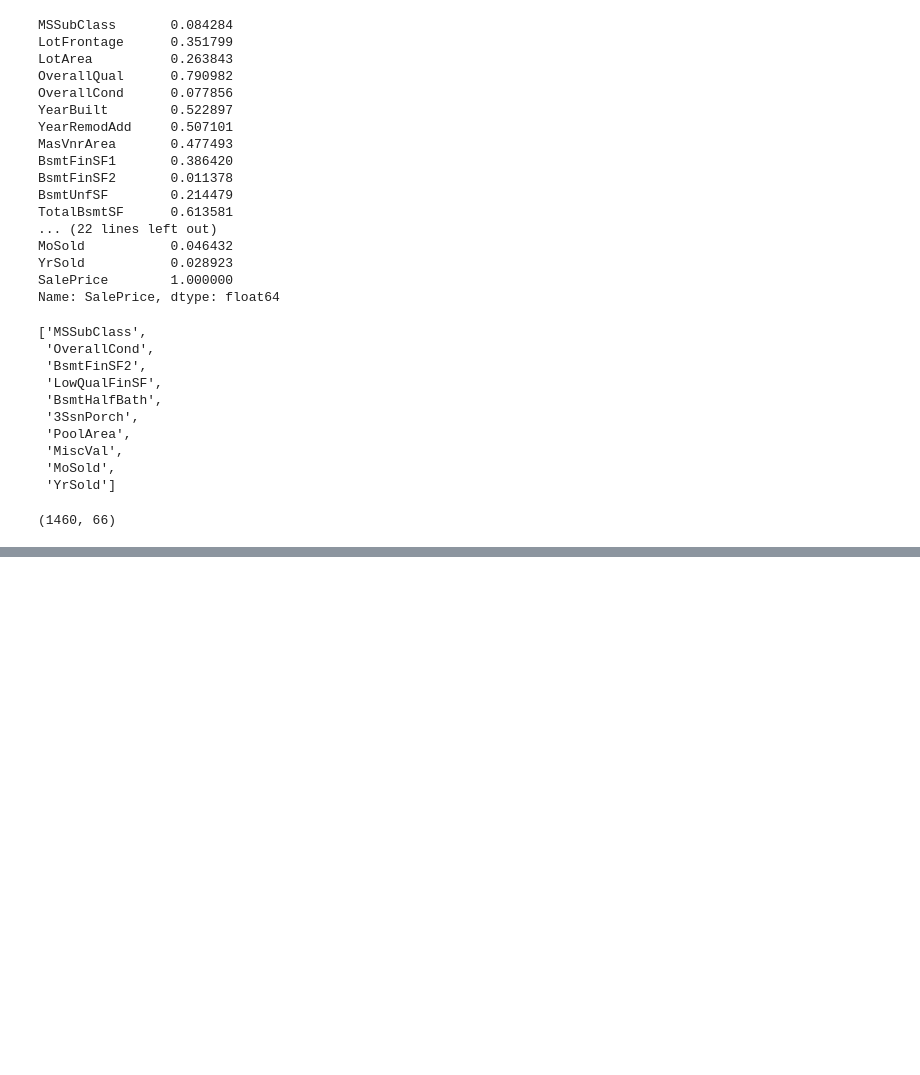
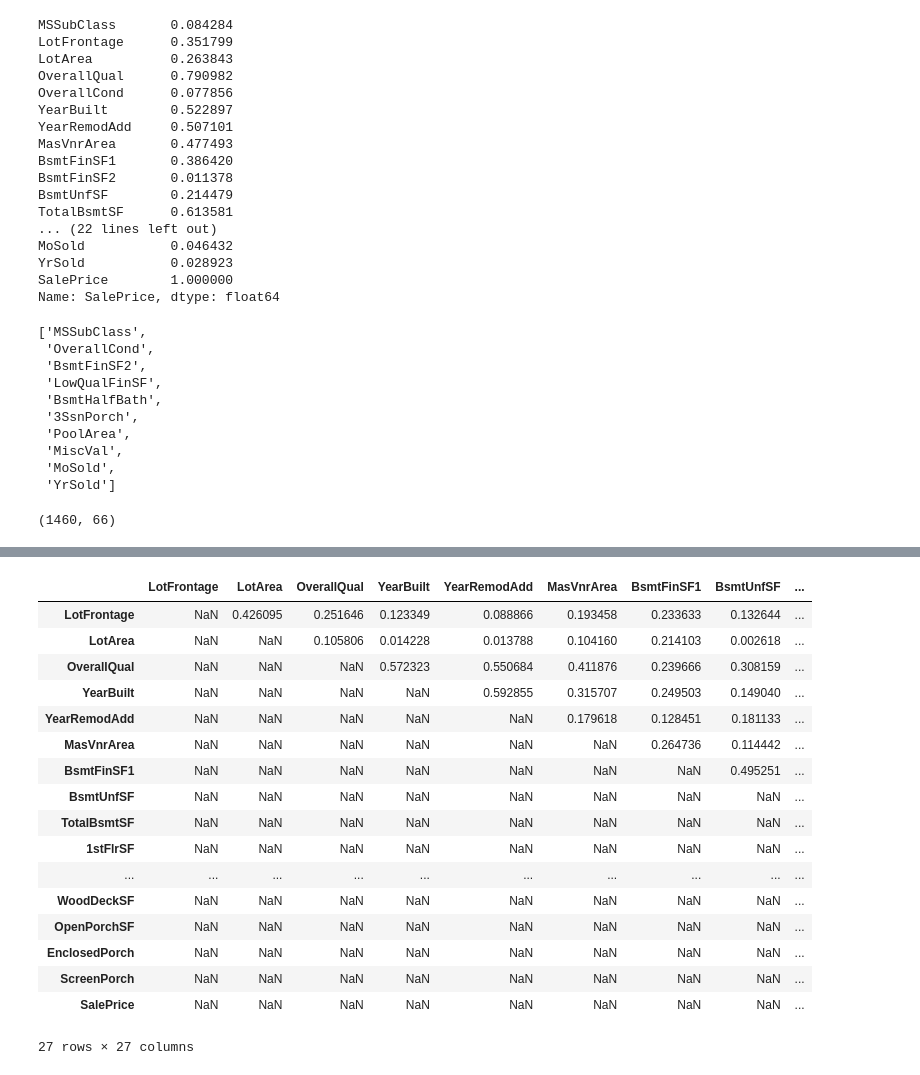
Before and after one commit to sahilsaeidkhan/just_Practice, a Jupyter notebook: house_prediction.ipynb, the cells around one changed output, grey strips where cells are left out. Drawn from its saved outputs; the diff is of its cells as text; code cells hidden in the pictures; blank space fills up the shorter version.

```diff
--- a/house_prediction.ipynb
+++ b/house_prediction.ipynb
@@ -197,3 +197,5 @@ df_2 = df_1.drop(columns=low_impact_cols, errors='ignore')
 df_2.shape
 # %% [output]
 (1460, 66)
+# %%
+corr_matrix = df_2.select_dtypes(include=[np.number]).corr().abs()
@@ -199,0 +222,23 @@ df_2.shape
+# %%
+upper = corr_matrix.where(np.triu(np.ones(corr_matrix.shape),k=1).astype(bool))
+
+upper
+# %% [output]
+|  | LotFrontage | LotArea | OverallQual | YearBuilt | YearRemodAdd | MasVnrArea | BsmtFinSF1 | BsmtUnfSF | ... |
+| LotFrontage | NaN | 0.426095 | 0.251646 | 0.123349 | 0.088866 | 0.193458 | 0.233633 | 0.132644 | ... |
+| LotArea | NaN | NaN | 0.105806 | 0.014228 | 0.013788 | 0.104160 | 0.214103 | 0.002618 | ... |
+| OverallQual | NaN | NaN | NaN | 0.572323 | 0.550684 | 0.411876 | 0.239666 | 0.308159 | ... |
+| YearBuilt | NaN | NaN | NaN | NaN | 0.592855 | 0.315707 | 0.249503 | 0.149040 | ... |
+| YearRemodAdd | NaN | NaN | NaN | NaN | NaN | 0.179618 | 0.128451 | 0.181133 | ... |
+| MasVnrArea | NaN | NaN | NaN | NaN | NaN | NaN | 0.264736 | 0.114442 | ... |
+| BsmtFinSF1 | NaN | NaN | NaN | NaN | NaN | NaN | NaN | 0.495251 | ... |
+| BsmtUnfSF | NaN | NaN | NaN | NaN | NaN | NaN | NaN | NaN | ... |
+| TotalBsmtSF | NaN | NaN | NaN | NaN | NaN | NaN | NaN | NaN | ... |
+| 1stFlrSF | NaN | NaN | NaN | NaN | NaN | NaN | NaN | NaN | ... |
+| ... | ... | ... | ... | ... | ... | ... | ... | ... | ... |
+| WoodDeckSF | NaN | NaN | NaN | NaN | NaN | NaN | NaN | NaN | ... |
+| OpenPorchSF | NaN | NaN | NaN | NaN | NaN | NaN | NaN | NaN | ... |
+| EnclosedPorch | NaN | NaN | NaN | NaN | NaN | NaN | NaN | NaN | ... |
+| ScreenPorch | NaN | NaN | NaN | NaN | NaN | NaN | NaN | NaN | ... |
+| SalePrice | NaN | NaN | NaN | NaN | NaN | NaN | NaN | NaN | ... |
+27 rows × 27 columns
```
Also changed, not shown: parts of 15 cells of this notebook.
